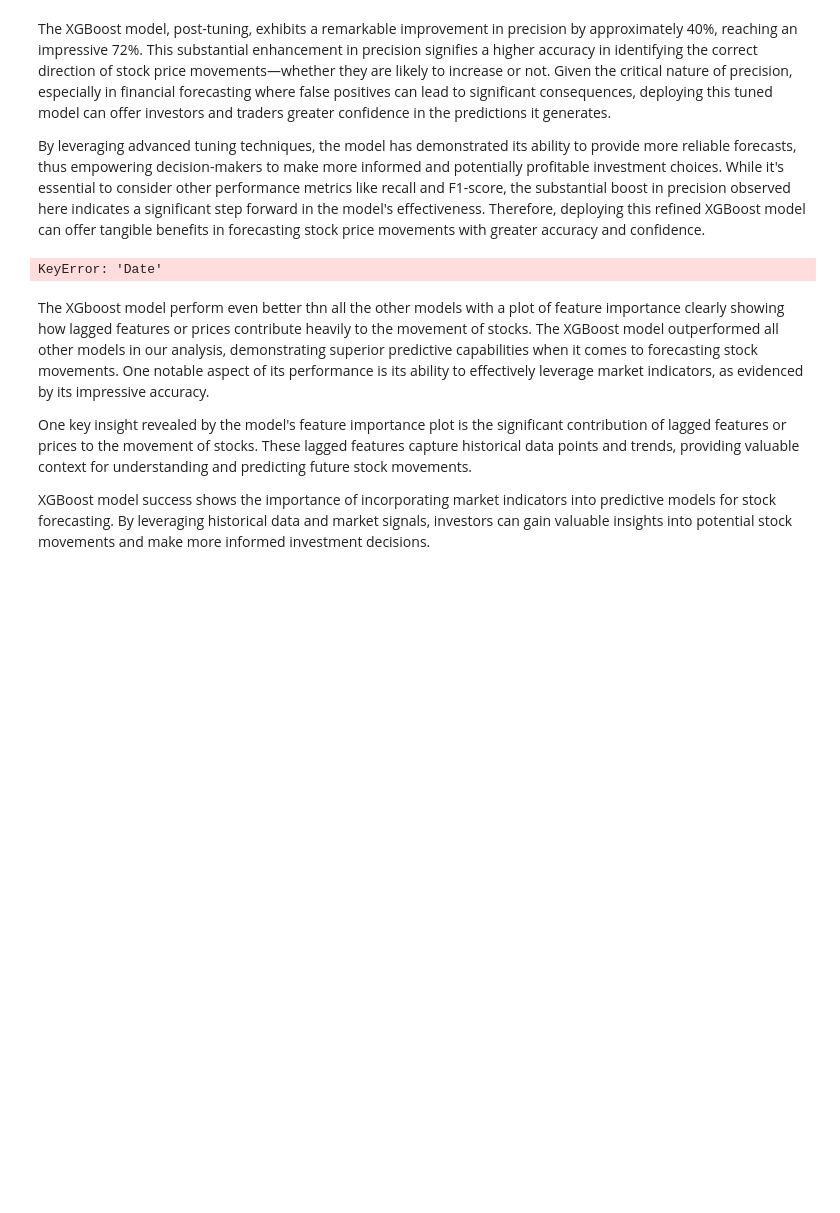
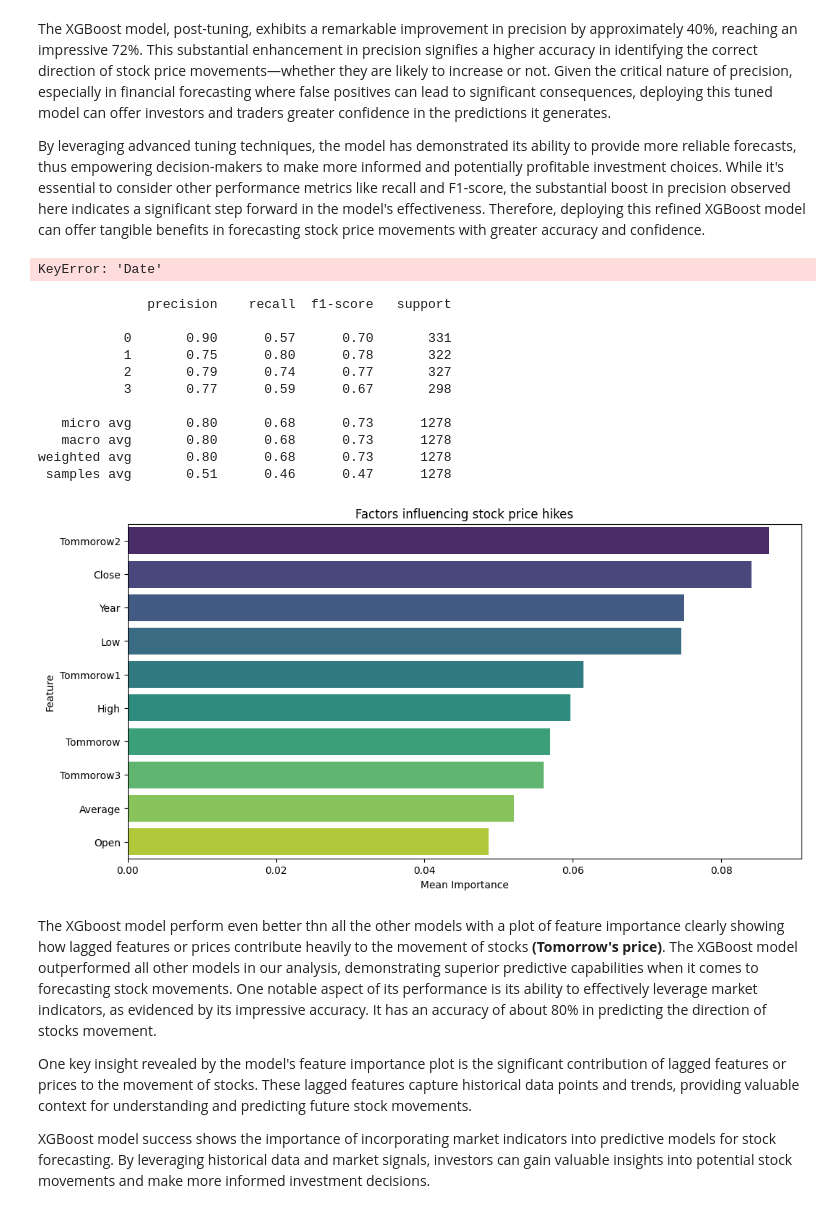
Before and after one commit to derak-isaack/dsc-capstone-project_finale, a Jupyter notebook: main.ipynb, the cells around one changed output. Drawn from its saved outputs; the diff is of its cells as text; code cells hidden in the pictures; blank space fills up the shorter version.

```diff
--- a/main.ipynb
+++ b/main.ipynb
@@ -1088,3 +1090,5 @@ df_stocks.head()
+# %%
+df_stocks.drop(columns=['Unnamed: 0.1', 'Unnamed: 0'], axis=1, inplace=True)
 # %%
 df_stocks.dropna(inplace=True)
 # %%
@@ -1384,6 +1410,12 @@ Best Score: 0.41926218645454577
 The XGBoost model, post-tuning, exhibits a remarkable improvement in precision by approximately 40%, reaching an impressive 72%. This substantial enhancement in precision signifies a higher accuracy in identifying the correct direction of stock price movements—whether they are likely to increase or not. Given the critical nature of precision, especially in financial forecasting where false positives can lead to significant consequences, deploying this tuned model can offer investors and traders greater confidence in the predictions it generates.
 
 By leveraging advanced tuning techniques, the model has demonstrated its ability to provide more reliable forecasts, thus empowering decision-makers to make more informed and potentially profitable investment choices. While it's essential to consider other performance metrics like recall and F1-score, the substantial boost in precision observed here indicates a significant step forward in the model's effectiveness. Therefore, deploying this refined XGBoost model can offer tangible benefits in forecasting stock price movements with greater accuracy and confidence.
+# %%
+df_stocks['Date'] = pd.to_datetime(df_stocks['Date'])
+df_stocks = df_stocks.set_index('Date')
+df_stocks.drop(columns=['Year','Month'], inplace=True)
+# %% [output]
+KeyError: 'Date'
 # %%
 from xgboost import plot_importance
 
@@ -1392,13 +1424,13 @@ from xgboost import plot_importance
 class XBoostTuned:
     def __init__(self, data):
         self.data = data
-        self.date_convert()
+        # self.date_convert()
         self.split_data()
         self.train_baseline()
         # Convert the date column and set it as index.
-    def date_convert(self):
-        self.data['Date'] = pd.to_datetime(self.data['Date'])
-        self.data = self.data.set_index('Date')
+    # def date_convert(self):
+    #     self.data['Date'] = pd.to_datetime(self.data['Date'])
+    #     self.data = self.data.set_index('Date')
     # Split the data.
     def split_data(self):
         train_size = int(len(self.data) * 0.8)
@@ -1409,39 +1441,62 @@ class XBoostTuned:
         target = ['Target','Target1','Target2','Target3']
         self.model = MultiOutputClassifier(XGBClassifier(learning_rate=0.2, n_estimators=300, max_depth=4))
 
         # Train the best model
         self.model.fit(self.train.drop(columns=target), self.train[target])
 
     def predict_classes(self):
         target = ['Target','Target1','Target2','Target3']
         probs = self.model.predict(self.test.drop(columns=target))
         return probs
     # Evaluate the model.
     def evaluate(self):
         target = ['Target','Target1','Target2','Target3']
         probs = self.predict_classes()
         actual = self.test[target]
         acc = classification_report(actual, probs)
         return acc
-    # Plot the features.
+    #Plot the feature importances.
     def plot_feature_importance(self):
-        plot_importance(self.model.estimators_[0])
+        feature_importances = []
+        feature_names = self.train.drop(columns=['Target', 'Target1', 'Target2', 'Target3']).columns
+
+        for estimator in self.model.estimators_:
+            feature_importances.append(estimator.feature_importances_)
+
+        importance_df = pd.DataFrame(feature_importances, columns=feature_names)
+        mean_importance = importance_df.mean().sort_values(ascending=False)[:10]
+
+        plt.figure(figsize=(12, 6))
+        sns.barplot(x=mean_importance.values, y=mean_importance.index, palette="viridis")
         plt.title('Factors influencing stock price hikes')
+        plt.xlabel('Mean Importance')
+        plt.ylabel('Feature')
         plt.show()
 
 
 # Example usage:
 boost_model = XBoostTuned(df_stocks)
-boost_model.date_convert()
+# boost_model.date_convert()
 boost_model.split_data()
 boost_model.train_baseline()
 accuracy = boost_model.evaluate()
 print(accuracy)
 boost_model.plot_feature_importance()
 # %% [output]
-KeyError: 'Date'
+              precision    recall  f1-score   support
+
+           0       0.90      0.57      0.70       331
+           1       0.75      0.80      0.78       322
+           2       0.79      0.74      0.77       327
+           3       0.77      0.59      0.67       298
+
+   micro avg       0.80      0.68      0.73      1278
+   macro avg       0.80      0.68      0.73      1278
+weighted avg       0.80      0.68      0.73      1278
+ samples avg       0.51      0.46      0.47      1278
+[figure, added]
 # %% [markdown]
-The XGboost model perform  even better thn all the other models with a plot of feature importance clearly showing how lagged features or prices contribute heavily to the movement of stocks. The XGBoost model outperformed all other models in our analysis, demonstrating superior predictive capabilities when it comes to forecasting stock movements. One notable aspect of its performance is its ability to effectively leverage market indicators, as evidenced by its impressive accuracy.
+The XGboost model perform  even better thn all the other models with a plot of feature importance clearly showing how lagged features or prices contribute heavily to the movement of stocks **(Tomorrow's price)**. The XGBoost model outperformed all other models in our analysis, demonstrating superior predictive capabilities when it comes to forecasting stock movements. One notable aspect of its performance is its ability to effectively leverage market indicators, as evidenced by its impressive accuracy. It has an accuracy of about 80% in predicting the direction of stocks movement.
 
 One key insight revealed by the model's feature importance plot is the significant contribution of lagged features or prices to the movement of stocks. These lagged features capture historical data points and trends, providing valuable context for understanding and predicting future stock movements.
 
```
Also changed, not shown: parts of 5 cells of this notebook, 2 other files.
